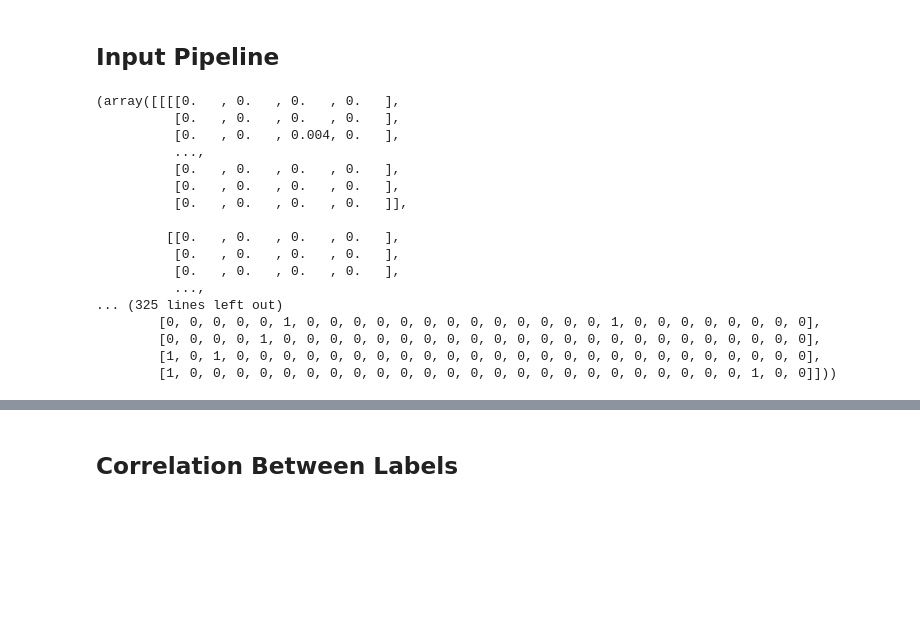
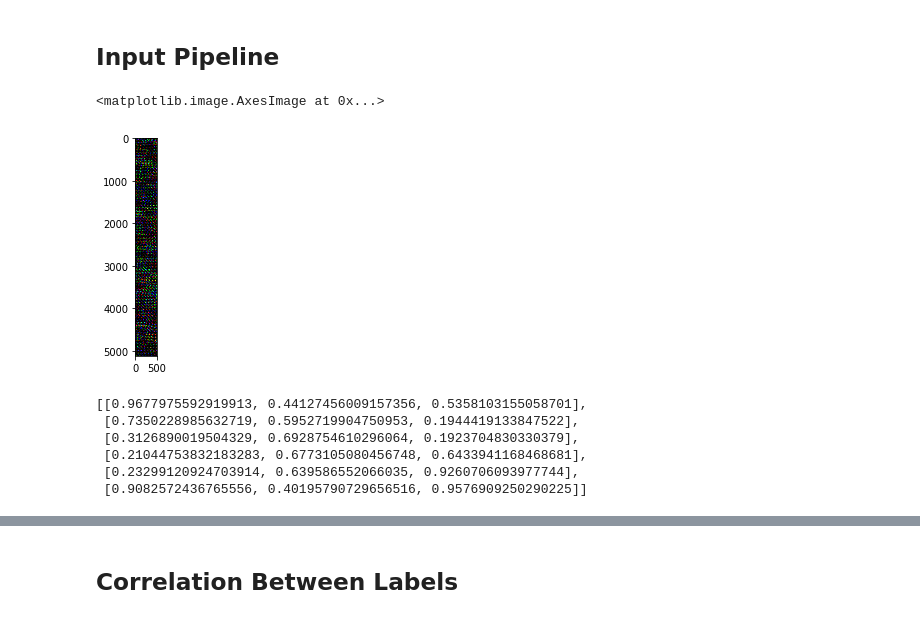
Before and after one commit to eldrtimo/protein, a Jupyter notebook: playground.ipynb, the cells around one changed output, grey strips where cells are left out. Saved outputs shown, nothing was run; the diff lists cells and outputs as text; code cells hidden in the pictures; blank space fills up the shorter version.

```diff
--- a/playground.ipynb
+++ b/playground.ipynb
@@ -67,26 +75,17 @@ counts.plot.barh(ax = ax, fontsize = 10, color = colors)
 # %%
 reload(pa)
 atlas = pa.ProteinAtlas()
 datagen = pa.ProteinAtlasGenerator()
 X, y = datagen[0]
-for i in range(10):
-    plt.figure()
-    plt.imshow(X[i,:,:,0:3])
 # %% [output]
-(array([[[[0.   , 0.   , 0.   , 0.   ],
-          [0.   , 0.   , 0.   , 0.   ],
-          [0.   , 0.   , 0.004, 0.   ],
-          ...,
-          [0.   , 0.   , 0.   , 0.   ],
-          [0.   , 0.   , 0.   , 0.   ],
-          [0.   , 0.   , 0.   , 0.   ]],
-
-         [[0.   , 0.   , 0.   , 0.   ],
-          [0.   , 0.   , 0.   , 0.   ],
-          [0.   , 0.   , 0.   , 0.   ],
-          ...,
-... (325 lines left out)
-        [0, 0, 0, 0, 0, 1, 0, 0, 0, 0, 0, 0, 0, 0, 0, 0, 0, 0, 0, 1, 0, 0, 0, 0, 0, 0, 0, 0],
-        [0, 0, 0, 0, 1, 0, 0, 0, 0, 0, 0, 0, 0, 0, 0, 0, 0, 0, 0, 0, 0, 0, 0, 0, 0, 0, 0, 0],
-        [1, 0, 1, 0, 0, 0, 0, 0, 0, 0, 0, 0, 0, 0, 0, 0, 0, 0, 0, 0, 0, 0, 0, 0, 0, 0, 0, 0],
-        [1, 0, 0, 0, 0, 0, 0, 0, 0, 0, 0, 0, 0, 0, 0, 0, 0, 0, 0, 0, 0, 0, 0, 0, 0, 1, 0, 0]]))
+<matplotlib.image.AxesImage at 0x...>
+[figure, added]
+# %%
+sns.husl_palette()
+# %% [output]
+[[0.9677975592919913, 0.44127456009157356, 0.5358103155058701],
+ [0.7350228985632719, 0.5952719904750953, 0.1944419133847522],
+ [0.3126890019504329, 0.6928754610296064, 0.1923704830330379],
+ [0.21044753832183283, 0.6773105080456748, 0.6433941168468681],
+ [0.23299120924703914, 0.639586552066035, 0.9260706093977744],
+ [0.9082572436765556, 0.40195790729656516, 0.9576909250290225]]
```
Also changed, not shown: parts of 3 cells of this notebook, 1 other file.
